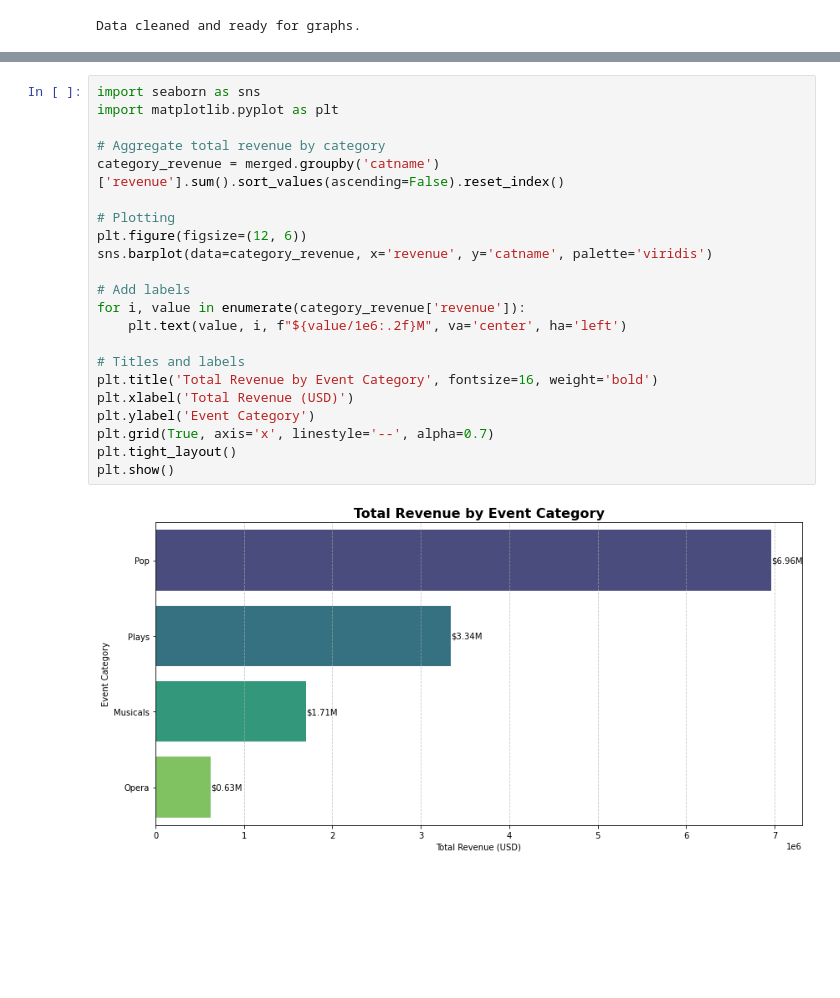
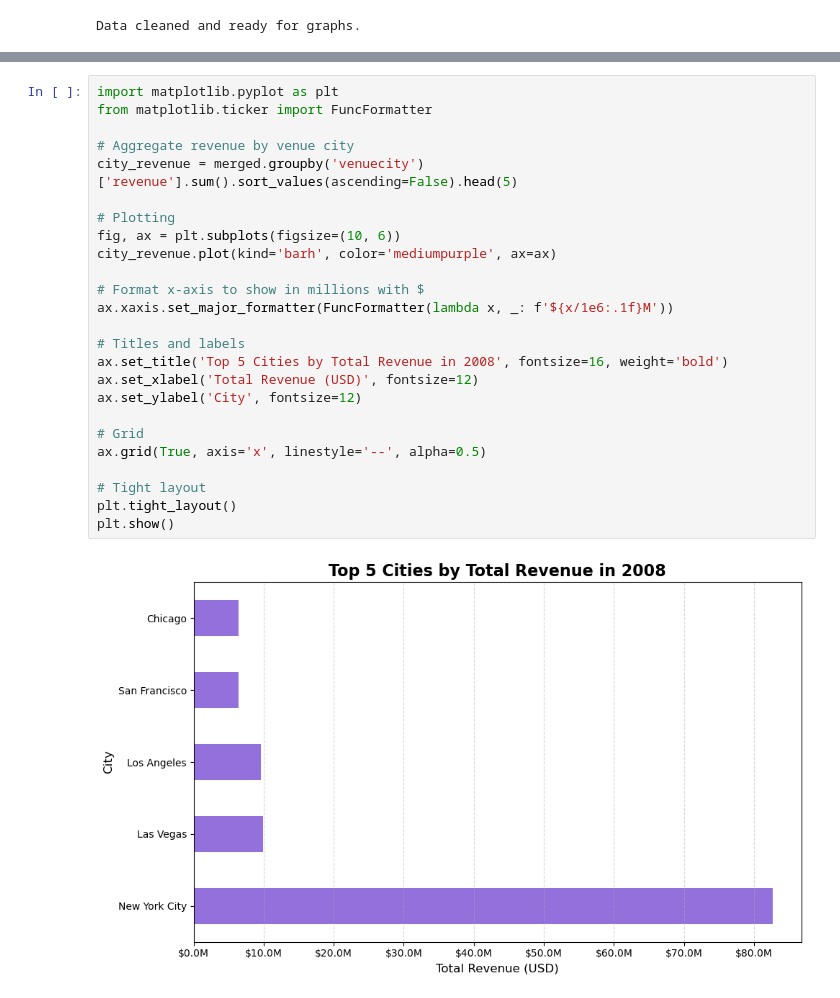
Before and after one commit to Muallim-ai/Final-Project---Group-4, a Jupyter notebook: notebooks/STAT315-FinalProject-Group4.ipynb, the cells around one changed output, grey strips where cells are left out. Saved outputs shown, nothing was run; the diff lists cells and outputs as text; blank space fills up the shorter version.

```diff
--- a/notebooks/STAT315-FinalProject-Group4.ipynb
+++ b/notebooks/STAT315-FinalProject-Group4.ipynb
@@ -361,24 +482,27 @@ plt.show()
 # %%
-import seaborn as sns
 import matplotlib.pyplot as plt
+from matplotlib.ticker import FuncFormatter
 
-# Aggregate total revenue by category
-category_revenue = merged.groupby('catname')['revenue'].sum().sort_values(ascending=False).reset_index()
+# Aggregate revenue by venue city
+city_revenue = merged.groupby('venuecity')['revenue'].sum().sort_values(ascending=False).head(5)
 
 # Plotting
-plt.figure(figsize=(12, 6))
-sns.barplot(data=category_revenue, x='revenue', y='catname', palette='viridis')
+fig, ax = plt.subplots(figsize=(10, 6))
+city_revenue.plot(kind='barh', color='mediumpurple', ax=ax)
 
-# Add labels
-for i, value in enumerate(category_revenue['revenue']):
-    plt.text(value, i, f"${value/1e6:.2f}M", va='center', ha='left')
+# Format x-axis to show in millions with $
+ax.xaxis.set_major_formatter(FuncFormatter(lambda x, _: f'${x/1e6:.1f}M'))
 
 # Titles and labels
-plt.title('Total Revenue by Event Category', fontsize=16, weight='bold')
-plt.xlabel('Total Revenue (USD)')
-plt.ylabel('Event Category')
-plt.grid(True, axis='x', linestyle='--', alpha=0.7)
+ax.set_title('Top 5 Cities by Total Revenue in 2008', fontsize=16, weight='bold')
+ax.set_xlabel('Total Revenue (USD)', fontsize=12)
+ax.set_ylabel('City', fontsize=12)
+
+# Grid
+ax.grid(True, axis='x', linestyle='--', alpha=0.5)
+
+# Tight layout
 plt.tight_layout()
 plt.show()
 # %% [output]
-[figure, old version]
+[figure, new version]
```
Also changed, not shown: parts of 18 cells of this notebook.
